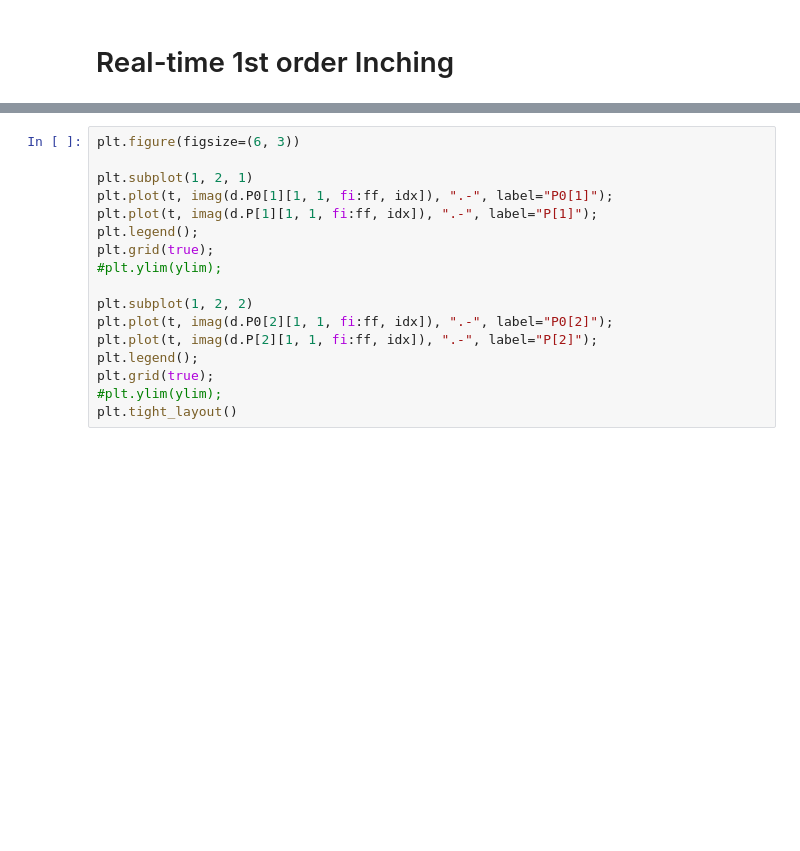
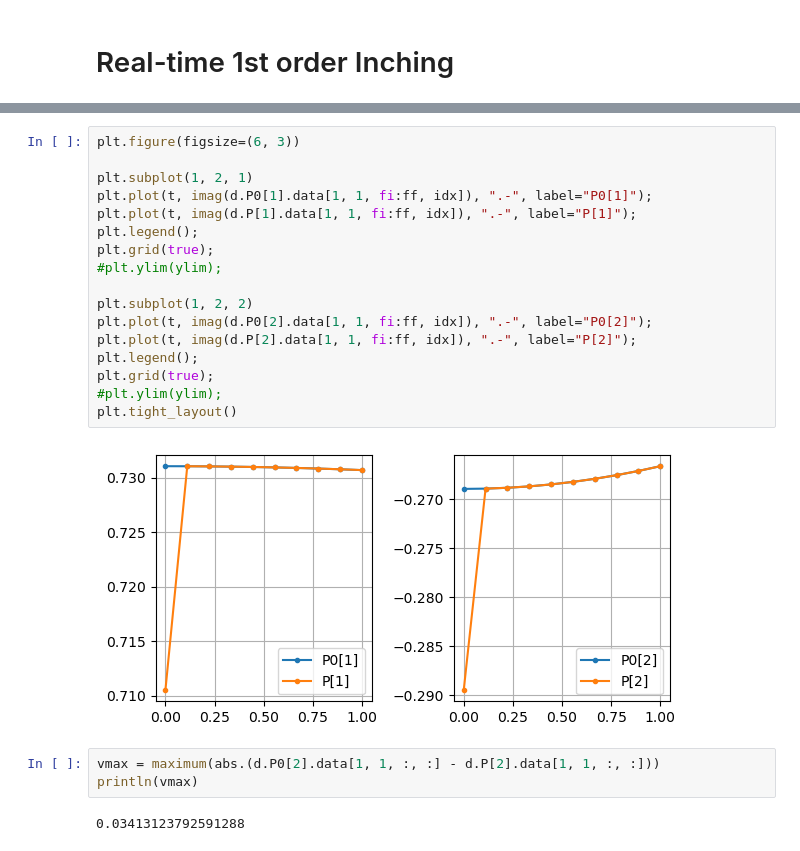
Before and after one commit to krivenko/QInchworm.jl, a Jupyter notebook: experiments/First order inch.ipynb, the cells around one changed output, grey strips where cells are left out. Cells and saved outputs as stored; diff of their text form; blank space fills up the shorter version.

```diff
--- a/experiments/First order inch.ipynb
+++ b/experiments/First order inch.ipynb
@@ -468,20 +501,27 @@ plt.tight_layout()
 # %%
 plt.figure(figsize=(6, 3))
 
 plt.subplot(1, 2, 1)
-plt.plot(t, imag(d.P0[1][1, 1, fi:ff, idx]), ".-", label="P0[1]");
-plt.plot(t, imag(d.P[1][1, 1, fi:ff, idx]), ".-", label="P[1]");
+plt.plot(t, imag(d.P0[1].data[1, 1, fi:ff, idx]), ".-", label="P0[1]");
+plt.plot(t, imag(d.P[1].data[1, 1, fi:ff, idx]), ".-", label="P[1]");
 plt.legend();
 plt.grid(true);
 #plt.ylim(ylim);
 
 plt.subplot(1, 2, 2)
-plt.plot(t, imag(d.P0[2][1, 1, fi:ff, idx]), ".-", label="P0[2]");
-plt.plot(t, imag(d.P[2][1, 1, fi:ff, idx]), ".-", label="P[2]");
+plt.plot(t, imag(d.P0[2].data[1, 1, fi:ff, idx]), ".-", label="P0[2]");
+plt.plot(t, imag(d.P[2].data[1, 1, fi:ff, idx]), ".-", label="P[2]");
 plt.legend();
 plt.grid(true);
 #plt.ylim(ylim);
 plt.tight_layout()
+# %% [output]
+[figure, added]
+# %%
+vmax = maximum(abs.(d.P0[2].data[1, 1, :, :] - d.P[2].data[1, 1, :, :]))
+println(vmax)
+# %% [output]
+0.03413123792591288
 # %%
 plot2d(d.P0[1].data[1, 1, :, :])
 plot2d(d.P0[2].data[1, 1, :, :])
```
Also changed, not shown: parts of 12 cells of this notebook.
